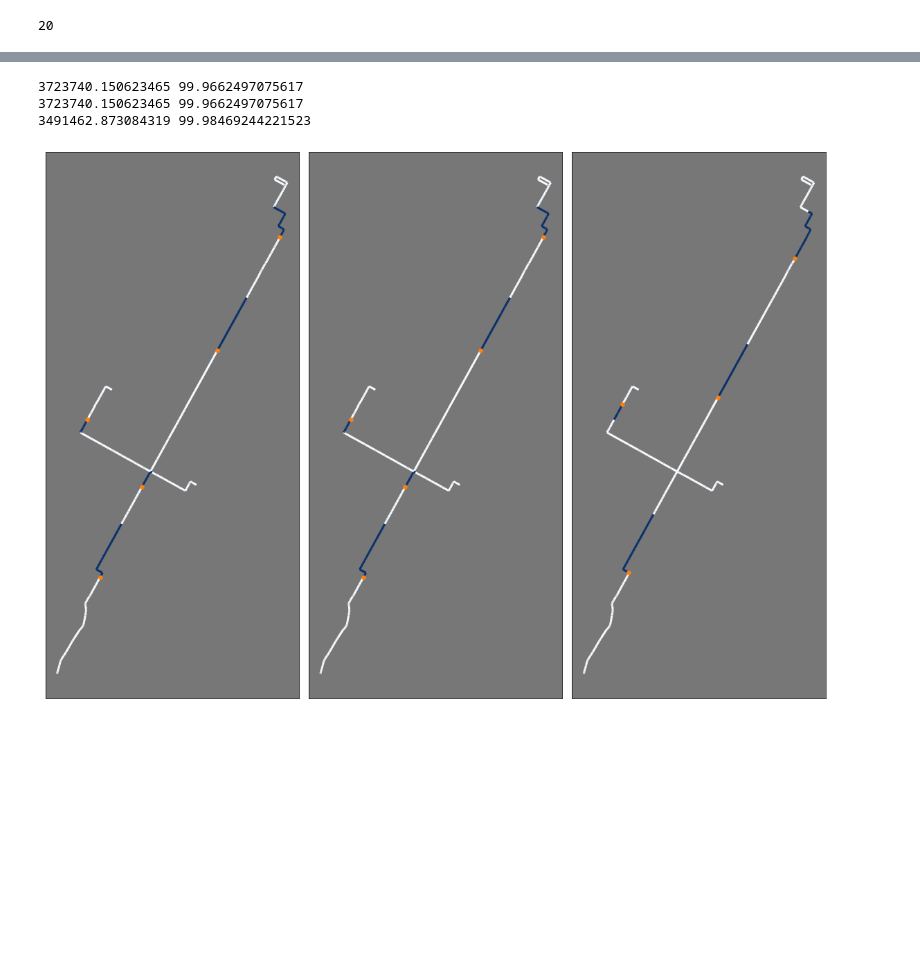
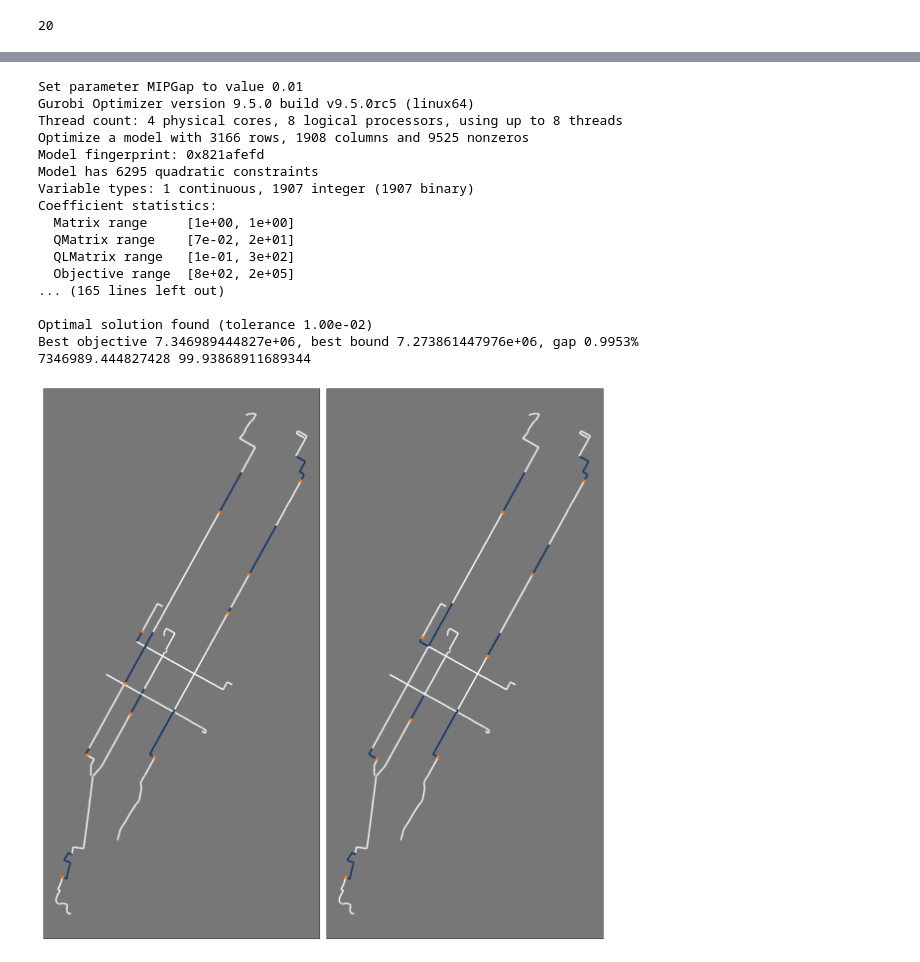
Before and after one commit to cpcarey/nyu-cusp-mlc-bus, a Jupyter notebook: src/notebooks/0201_create_ip_real_numbers.ipynb, the cells around one changed output, grey strips where cells are left out. Saved outputs shown, nothing was run; the diff lists cells and outputs as text; code cells hidden in the pictures; blank space fills up the shorter version.

```diff
--- a/src/notebooks/0201_create_ip_real_numbers.ipynb
+++ b/src/notebooks/0201_create_ip_real_numbers.ipynb
@@ -149,6 +149,7 @@ ip_edges_gdf['length'] = ip_edges_gdf['length'] * (0.11 / 0.000001)
 ip_edges_gdf['duration_0'] = ip_edges_gdf['length'] / ip_edges_gdf['speeds_0']
 ip_edges_gdf['duration_1'] = ip_edges_gdf['length'] / ip_edges_gdf['speeds_1']
 ip_edges_gdf['duration_2'] = ip_edges_gdf['length'] / ip_edges_gdf['speeds_2']
+ip_edges_gdf['speed_diff'] = ip_edges_gdf['speeds_0'] - (ip_edges_gdf['speeds_1'] + ip_edges_gdf['speeds_2']) / 2
 ip_edges_gdf[['duration_0', 'duration_1', 'duration_2']] = ip_edges_gdf[['duration_0', 'duration_1', 'duration_2']].fillna(0)
 peek(ip_edges_gdf)
 # %% [output]
@@ -334,7 +335,7 @@ def create_model(name, power_costs=power_costs, node_transmitter_cost=NODE_TRANS
     objective = cable_cost + transmitter_cost + power_cost + battery_cost
     model.setObjective(objective, GRB.MINIMIZE)
 
-    model.params.outputflag = 0
+    #model.params.outputflag = 0
     model.update()
     model.Params.MIPGap = 0.01
     model.optimize()
@@ -353,18 +351,32 @@ test_model('normal', ax=ax)
 # %%
-fig, ax = plt.subplots(1, 3, figsize=(16, 16))
+fig, ax = plt.subplots(1, 2, figsize=(16, 16))
 
 power_costs_none = [.2384, .2384, .2384]
 power_costs_high = [.0168, .2384, .2384]
 
 test_model('PowerVariation_none', power_costs=power_costs_none, ax=ax[0])
-test_model('PowerVariation_high', power_costs=power_costs_high, ax=ax[2])
+test_model('PowerVariation_high', power_costs=power_costs_high, ax=ax[1])
 plt.tight_layout()
 plt.show()
 # %% [output]
-3723740.150623465 99.9662497075617
-3723740.150623465 99.9662497075617
-3491462.873084319 99.98469244221523
+Set parameter MIPGap to value 0.01
+Gurobi Optimizer version 9.5.0 build v9.5.0rc5 (linux64)
+Thread count: 4 physical cores, 8 logical processors, using up to 8 threads
+Optimize a model with 3166 rows, 1908 columns and 9525 nonzeros
+Model fingerprint: 0x821afefd
+Model has 6295 quadratic constraints
+Variable types: 1 continuous, 1907 integer (1907 binary)
+Coefficient statistics:
+  Matrix range     [1e+00, 1e+00]
+  QMatrix range    [7e-02, 2e+01]
+  QLMatrix range   [1e-01, 3e+02]
+  Objective range  [8e+02, 2e+05]
+... (165 lines left out)
+
+Optimal solution found (tolerance 1.00e-02)
+Best objective 7.346989444827e+06, best bound 7.273861447976e+06, gap 0.9953%
+7346989.444827428 99.93868911689344
-[figure, old version]
+[figure, new version]
 # %%
 fig, ax = plt.subplots(1, 3, figsize=(16, 16))
 
```
Also changed, not shown: parts of 9 cells of this notebook, 4 other files.
